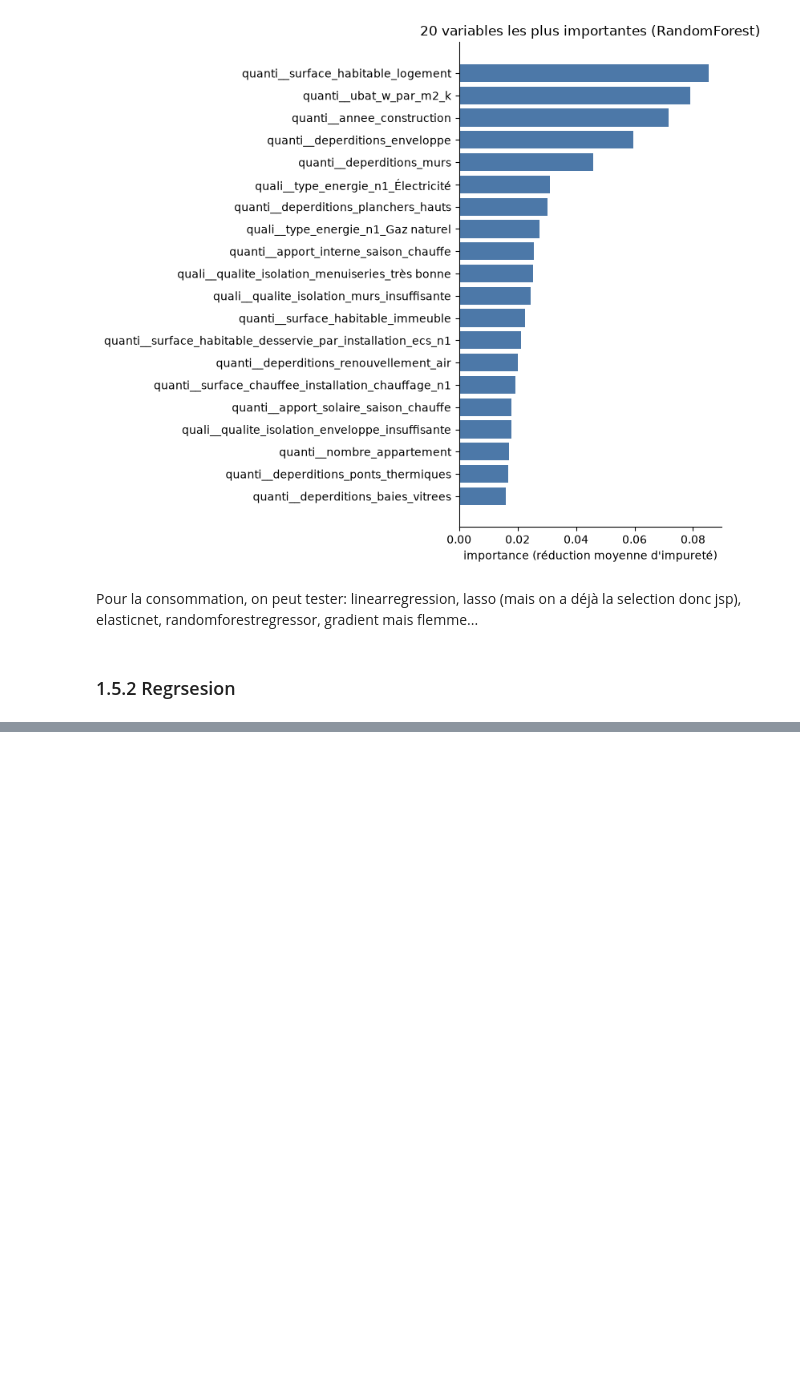
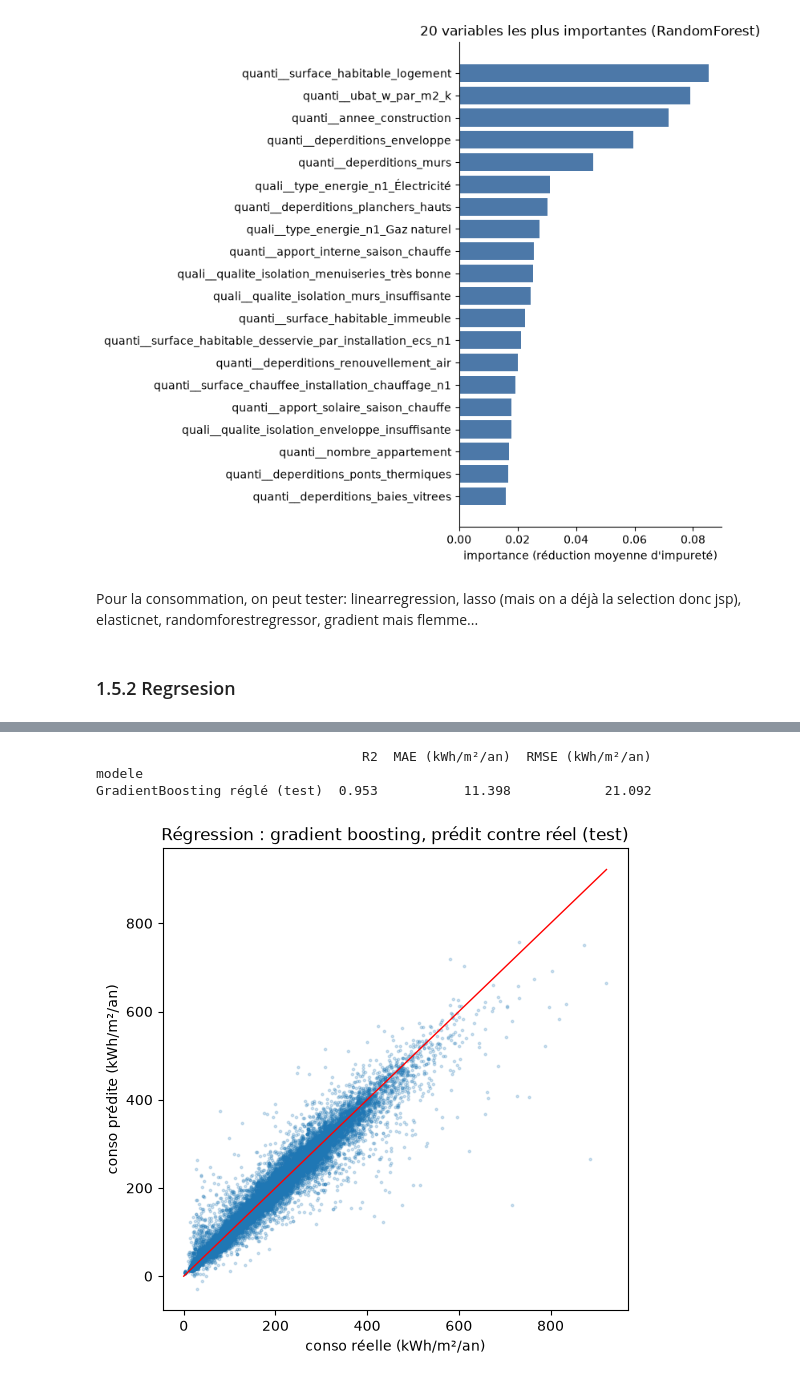
Before and after one commit to Abrlh/SISE-CONSO-ANALYSIS, a Jupyter notebook: notebooks/03_ML.ipynb, the cells around one changed output, grey strips where cells are left out. Drawn from its saved outputs; the diff is of its cells as text; code cells hidden in the pictures; blank space fills up the shorter version.

Commit message:
Update 03_ML.ipynb
Ajout de la partie regression pour la prediction de la consommation.

```diff
--- a/notebooks/03_ML.ipynb
+++ b/notebooks/03_ML.ipynb
@@ -389,0 +522,25 @@ Pour la consommation, on peut tester: linearregression, lasso (mais on a déjà
+# %%
+# 4- Testons plusieurs parametres avec GridSearchCV pour selectionner les meilleurs params du modele
+from sklearn.model_selection import GridSearchCV
+
+pipe_gb = Pipeline([
+    ("preprocess", preprocess_gb),
+    ("model", HistGradientBoostingRegressor(max_iter=1000, early_stopping=True,
+                                            n_iter_no_change=20, random_state=42)),
+])
+
+param_grid_gb = {
+    "model__learning_rate": [0.05, 0.1],
+    "model__max_leaf_nodes": [31, 63],
+    "model__min_samples_leaf": [20, 50],
+}
+search_gb = GridSearchCV(pipe_gb, param_grid_gb, cv=3, scoring="r2", return_train_score=True)
+search_gb.fit(X_conso_train, y_conso_train)
+
+print(search_gb.best_params_)
+print(f"R2 train: {search_gb.cv_results_['mean_train_score'][search_gb.best_index_]:.3f}")
+print(f"R2 CV: {search_gb.best_score_:.3f}")
+y_conso_pred = search_gb.predict(X_conso_test)
+print(pd.DataFrame([evaluer("GradientBoosting réglé (test)", y_conso_test, y_conso_pred)]).set_index("modele").round(3))
+
+pd.DataFrame(search_gb.cv_results_)[["params", "mean_train_score", "mean_test_score", "mean_fit_time"]].round(3)
@@ -389,0 +563,23 @@ Pour la consommation, on peut tester: linearregression, lasso (mais on a déjà
+# %%
+import matplotlib.pyplot as plt
+
+# Meilleur modèle : celui que la grille a retenu, déjà entraîné sur tout le train
+meilleur = search_gb.best_estimator_
+# (si tu n'as pas lancé la grille : meilleur = pipe_gb.fit(X_conso_train, y_conso_train))
+
+y_conso_pred = meilleur.predict(X_conso_test)
+print(pd.DataFrame([evaluer("GradientBoosting réglé (test)", y_conso_test, y_conso_pred)]).set_index("modele").round(3))
+
+fig, ax = plt.subplots(figsize=(6, 6))
+ax.scatter(y_conso_test, y_conso_pred, s=3, alpha=0.2)
+limite = max(y_conso_test.max(), y_conso_pred.max())
+ax.plot([0, limite], [0, limite], color="red", lw=1)     # la droite « prédiction parfaite »
+ax.set_xlabel("conso réelle (kWh/m²/an)")
+ax.set_ylabel("conso prédite (kWh/m²/an)")
+ax.set_title("Régression : gradient boosting, prédit contre réel (test)")
+plt.show()
+# %% [output]
+                                  R2  MAE (kWh/m²/an)  RMSE (kWh/m²/an)
+modele
+GradientBoosting réglé (test)  0.953           11.398            21.092
+[figure, added]
```
Also changed, not shown: parts of 23 cells of this notebook.
